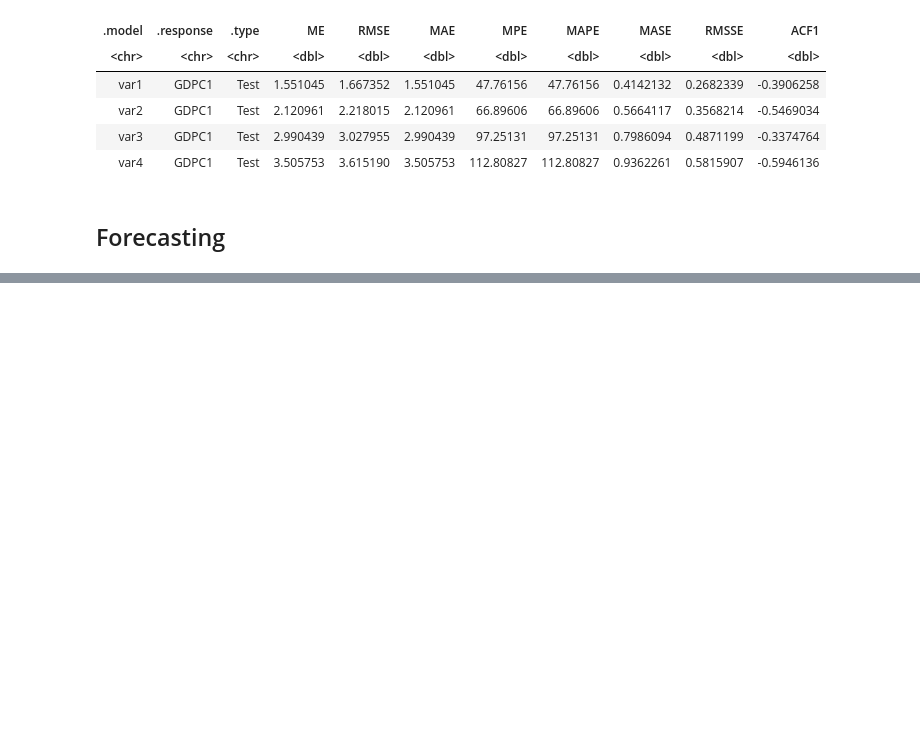
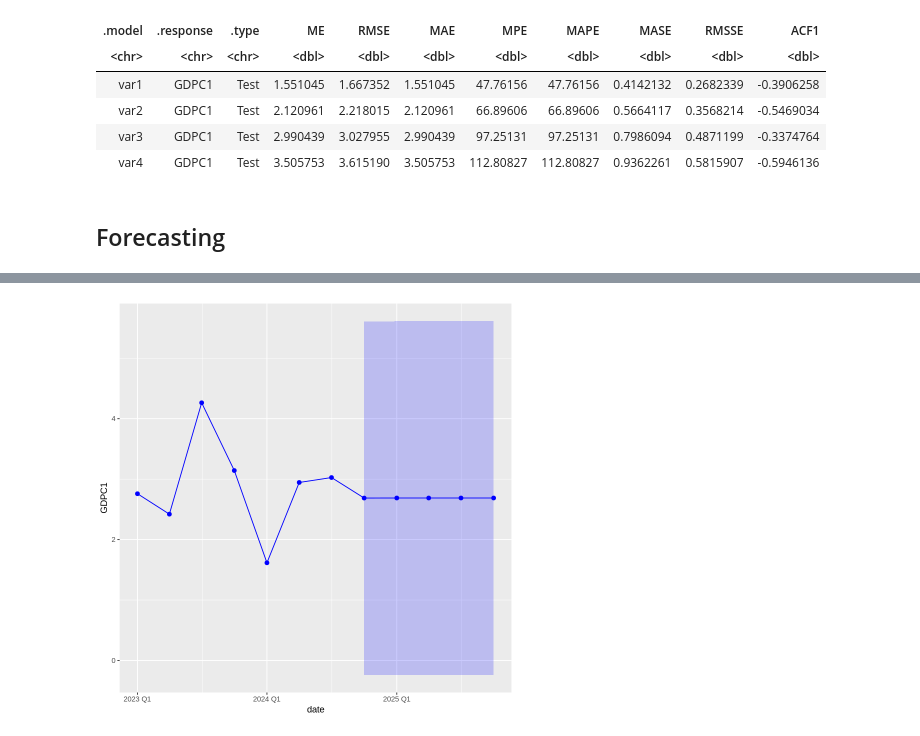
Before and after one commit to jack-gin/databustersteam33, a Jupyter notebook: NUS_DSESC_DATABUSTERS_33.ipynb, the cells around one changed output, grey strips where cells are left out. Cells and saved outputs as stored; diff of their text form; code cells hidden in the pictures; blank space fills up the shorter version.

```diff
--- a/NUS_DSESC_DATABUSTERS_33.ipynb
+++ b/NUS_DSESC_DATABUSTERS_33.ipynb
@@ -491,0 +483,20 @@ A tbl_ts: 1 × 3
+# %%
+# Example data
+ar1_data <- tibble(
+  date = yearquarter(c("2024 Q4", "2025 Q1", "2025 Q2", "2025 Q3", "2025 Q4")),
+  mean = c(2.687118, 2.687968, 2.687966, 2.687966, 2.687966),
+  hilo = c("[-0.2370247, 5.611261]", "[-0.2361841, 5.612120]",
+           "[-0.2361862, 5.612118]", "[-0.2361862, 5.612118]",
+           "[-0.2361862, 5.612118]")
+)
+
+# Extract lower and upper bounds
+ar1bounds <- ar1_data %>%
+  mutate(
+    lower = as.numeric(str_extract(hilo, "-?[0-9.]+")),   # Extract first number
+    upper = as.numeric(str_extract(hilo, "(?<=, )[0-9.]+"))  # Extract second number
+  )
+plotar<-transformed%>%
+  full_join(ar1bounds, by=c("date"="date", "GDPC1"="mean"))%>%
+  filter(date>=yearquarter("2023 Q1"))
+plotar
@@ -491,0 +519,7 @@ A tbl_ts: 1 × 3
+# %%
+ggplot(plotar, aes(x = date, y = GDPC1)) +
+  geom_ribbon(aes(ymin = lower, ymax = upper), fill = "blue", alpha = 0.2) +  # Shaded region for uncertainty
+  geom_line(color = "blue") +  # Mean forecast line
+  geom_point(size = 2, color = "blue") # Highlight points
+# %% [output]
+[figure, added]
```
Also changed, not shown: parts of 8 cells of this notebook.
